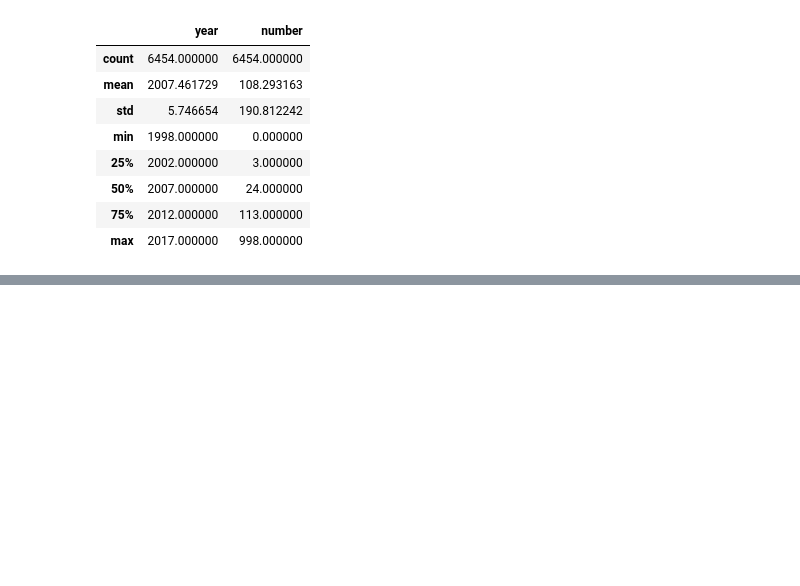
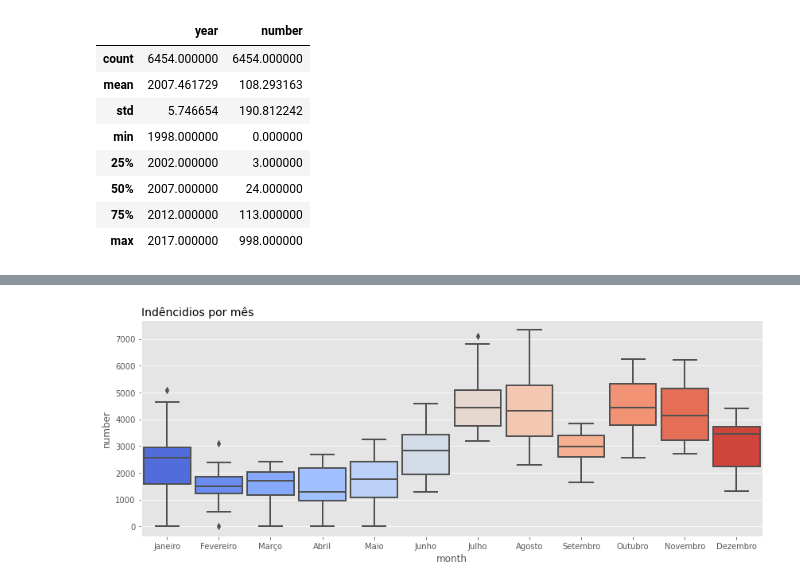
Before and after one commit to cyrogabrielcc/incendios_florestais, a Jupyter notebook: notebook.ipynb, the cells around one changed output, grey strips where cells are left out. Cells and saved outputs as stored; diff of their text form; code cells hidden in the pictures; blank space fills up the shorter version.

```diff
--- a/notebook.ipynb
+++ b/notebook.ipynb
@@ -44,0 +45,15 @@ sns.lineplot(data=por_ano, x='year', y='number', estimator='sum', lw=2, color='#
+# %%
+por_mes_ano = df.groupby(by=['month', 'year']).sum().reset_index()
+plt.figure(figsize=(14,5))
+plt.title( 'Indêncidios por mês', loc='left', fontsize=14 )
+
+sns.boxplot(data=por_mes_ano,
+            x='month',
+            y='number',
+            palette = 'coolwarm',
+            saturation = 1,
+            width=0.9,
+            linewidth=2,
+            order=['Janeiro', 'Fevereiro', 'Março', 'Abril', 'Maio', 'Junho', 'Julho', 'Agosto', 'Setembro', 'Outubro', 'Novembro', 'Dezembro']);
+# %% [output]
+[figure, added]
```
Also changed, not shown: parts of 1 cell of this notebook.
